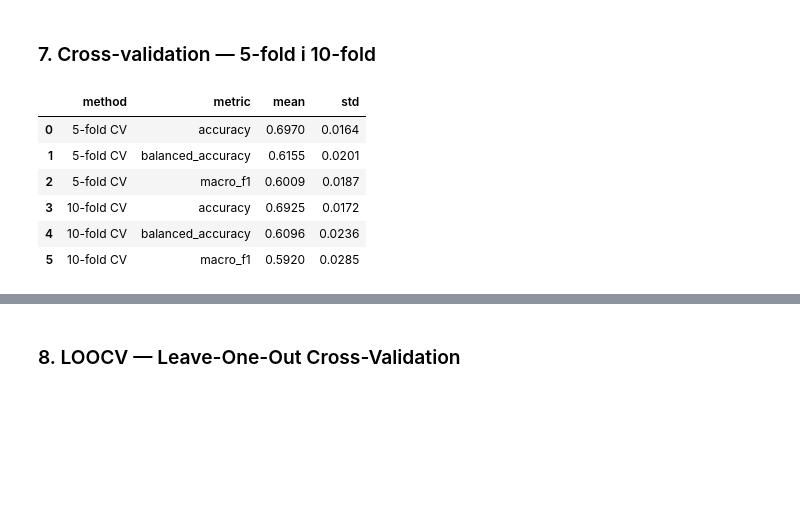
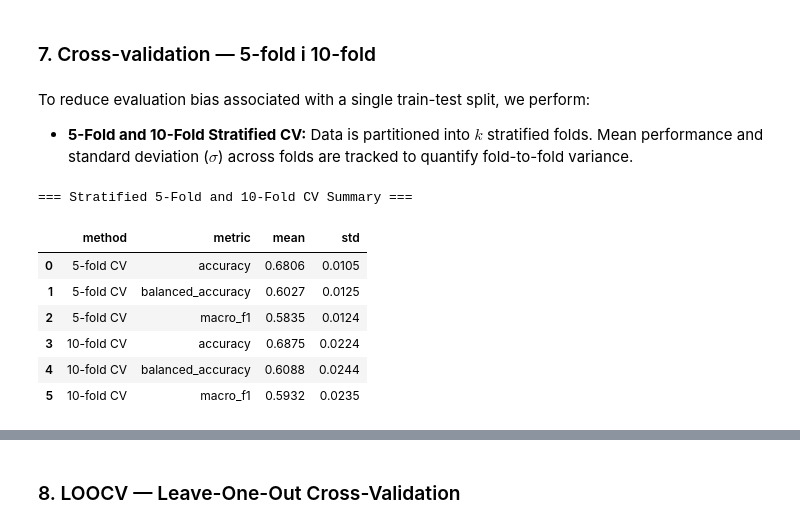
Before and after one commit to nwaryszak/APRAU, a Jupyter notebook: APRAU_Regression.ipynb, the cells around one changed output, grey strips where cells are left out. Saved outputs shown, nothing was run; the diff lists cells and outputs as text; code cells hidden in the pictures; blank space fills up the shorter version.

```diff
--- a/APRAU_Regression.ipynb
+++ b/APRAU_Regression.ipynb
@@ -442,5 +564,8 @@ weighted avg       0.65      0.70      0.65       400
 # %% [markdown]
 ### 7. Cross-validation — 5-fold i 10-fold
+# %% [markdown]
+To reduce evaluation bias associated with a single train-test split, we perform:
+- **5-Fold and 10-Fold Stratified CV:** Data is partitioned into $k$ stratified folds. Mean performance and standard deviation ($\sigma$) across folds are tracked to quantify fold-to-fold variance.
 # %%
 def make_logistic_model():
     return Pipeline([
@@ -459,43 +584,57 @@ scoring = {
 }
 
 cv_results = []
+cv_raw_scores = []
 
+# 5-Fold and 10-Fold Stratified Cross-Validation
 for k in [5, 10]:
     cv = StratifiedKFold(
         n_splits=k,
         shuffle=True,
         random_state=RANDOM_STATE
     )
 
     model = make_logistic_model()
 
     scores = cross_validate(
         model,
-        X,
-        y_class,
+        X_train_clf,
+        y_train_clf,
         cv=cv,
         scoring=scoring,
         n_jobs=-1,
         return_train_score=False
     )
 
+    # Saving raw results for each fold for boxplot
+    for acc, bacc, f1 in zip(scores["test_accuracy"], scores["test_balanced_accuracy"], scores["test_macro_f1"]):
+        cv_raw_scores.append({
+            "method": f"{k}-fold CV",
+            "accuracy": acc,
+            "balanced_accuracy": bacc,
+            "macro_f1": f1
+        })
+
+    # Summary of means and standard deviations
     for metric in scoring:
         values = scores[f"test_{metric}"]
 
         cv_results.append({
             "method": f"{k}-fold CV",
             "metric": metric,
             "mean": values.mean(),
             "std": values.std(ddof=1)
         })
 
 cv_results = pd.DataFrame(cv_results)
+print("=== Stratified 5-Fold and 10-Fold CV Summary ===")
 display(cv_results.round(4))
 # %% [output]
+=== Stratified 5-Fold and 10-Fold CV Summary ===
 |  | method | metric | mean | std |
-| 0 | 5-fold CV | accuracy | 0.6970 | 0.0164 |
-| 1 | 5-fold CV | balanced_accuracy | 0.6155 | 0.0201 |
-| 2 | 5-fold CV | macro_f1 | 0.6009 | 0.0187 |
-| 3 | 10-fold CV | accuracy | 0.6925 | 0.0172 |
-| 4 | 10-fold CV | balanced_accuracy | 0.6096 | 0.0236 |
-| 5 | 10-fold CV | macro_f1 | 0.5920 | 0.0285 |
+| 0 | 5-fold CV | accuracy | 0.6806 | 0.0105 |
+| 1 | 5-fold CV | balanced_accuracy | 0.6027 | 0.0125 |
+| 2 | 5-fold CV | macro_f1 | 0.5835 | 0.0124 |
+| 3 | 10-fold CV | accuracy | 0.6875 | 0.0224 |
+| 4 | 10-fold CV | balanced_accuracy | 0.6088 | 0.0244 |
+| 5 | 10-fold CV | macro_f1 | 0.5932 | 0.0235 |
```
Also changed, not shown: parts of 33 cells of this notebook.
